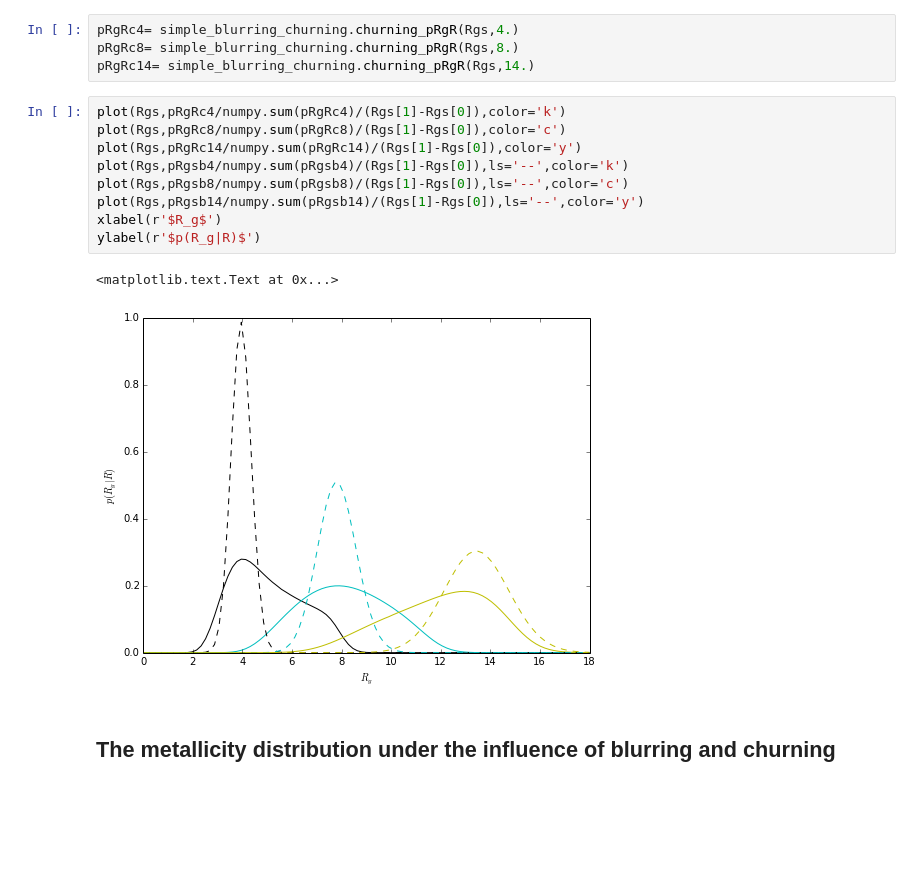
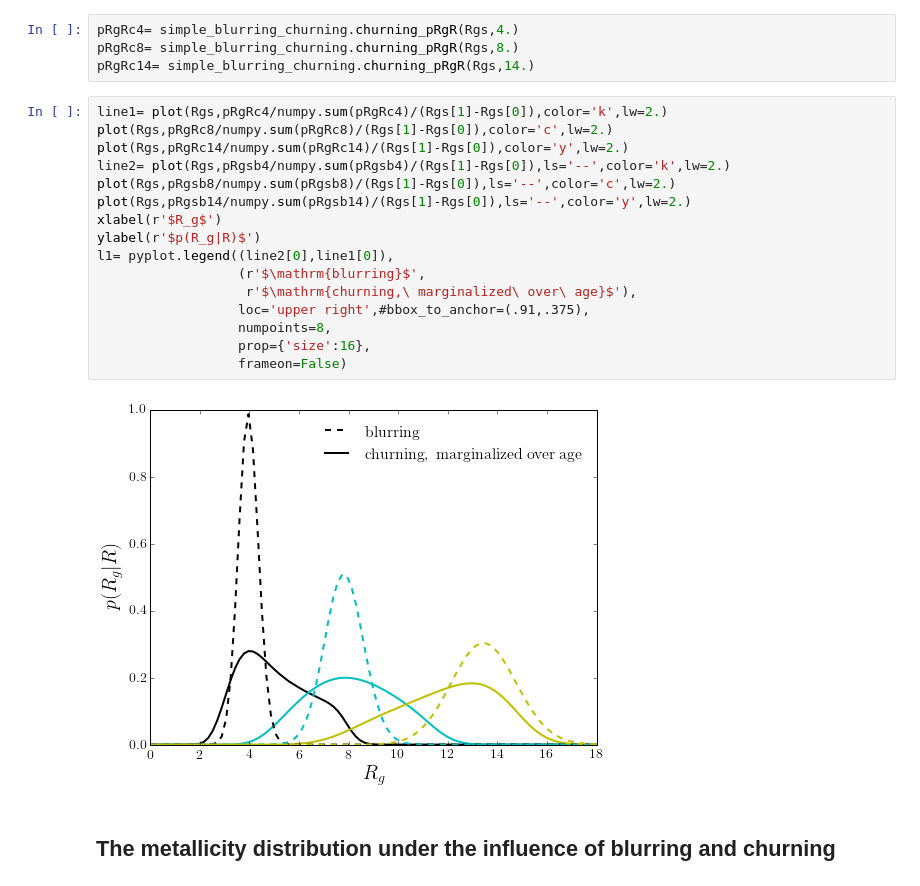
Before and after one commit to jobovy/simple-blurring-churning, a Jupyter notebook: blurring-churning-example.ipynb, the cells around one changed output. Saved outputs shown, nothing was run; the diff lists cells and outputs as text; blank space fills up the shorter version.

```diff
--- a/blurring-churning-example.ipynb
+++ b/blurring-churning-example.ipynb
@@ -103,17 +116,23 @@ pRgRc4= simple_blurring_churning.churning_pRgR(Rgs,4.)
 pRgRc8= simple_blurring_churning.churning_pRgR(Rgs,8.)
 pRgRc14= simple_blurring_churning.churning_pRgR(Rgs,14.)
 # %%
-plot(Rgs,pRgRc4/numpy.sum(pRgRc4)/(Rgs[1]-Rgs[0]),color='k')
-plot(Rgs,pRgRc8/numpy.sum(pRgRc8)/(Rgs[1]-Rgs[0]),color='c')
-plot(Rgs,pRgRc14/numpy.sum(pRgRc14)/(Rgs[1]-Rgs[0]),color='y')
-plot(Rgs,pRgsb4/numpy.sum(pRgsb4)/(Rgs[1]-Rgs[0]),ls='--',color='k')
-plot(Rgs,pRgsb8/numpy.sum(pRgsb8)/(Rgs[1]-Rgs[0]),ls='--',color='c')
-plot(Rgs,pRgsb14/numpy.sum(pRgsb14)/(Rgs[1]-Rgs[0]),ls='--',color='y')
+line1= plot(Rgs,pRgRc4/numpy.sum(pRgRc4)/(Rgs[1]-Rgs[0]),color='k',lw=2.)
+plot(Rgs,pRgRc8/numpy.sum(pRgRc8)/(Rgs[1]-Rgs[0]),color='c',lw=2.)
+plot(Rgs,pRgRc14/numpy.sum(pRgRc14)/(Rgs[1]-Rgs[0]),color='y',lw=2.)
+line2= plot(Rgs,pRgsb4/numpy.sum(pRgsb4)/(Rgs[1]-Rgs[0]),ls='--',color='k',lw=2.)
+plot(Rgs,pRgsb8/numpy.sum(pRgsb8)/(Rgs[1]-Rgs[0]),ls='--',color='c',lw=2.)
+plot(Rgs,pRgsb14/numpy.sum(pRgsb14)/(Rgs[1]-Rgs[0]),ls='--',color='y',lw=2.)
 xlabel(r'$R_g$')
 ylabel(r'$p(R_g|R)$')
+l1= pyplot.legend((line2[0],line1[0]),
+                  (r'$\mathrm{blurring}$',
+                   r'$\mathrm{churning,\ marginalized\ over\ age}$'),
+                  loc='upper right',#bbox_to_anchor=(.91,.375),
+                  numpoints=8,
+                  prop={'size':16},
+                  frameon=False)
 # %% [output]
-<matplotlib.text.Text at 0x...>
-[figure, old version]
+[figure, new version]
 # %% [markdown]
 ## The metallicity distribution under the influence of blurring and churning
 # %% [markdown]
```
Also changed, not shown: parts of 8 cells of this notebook.
